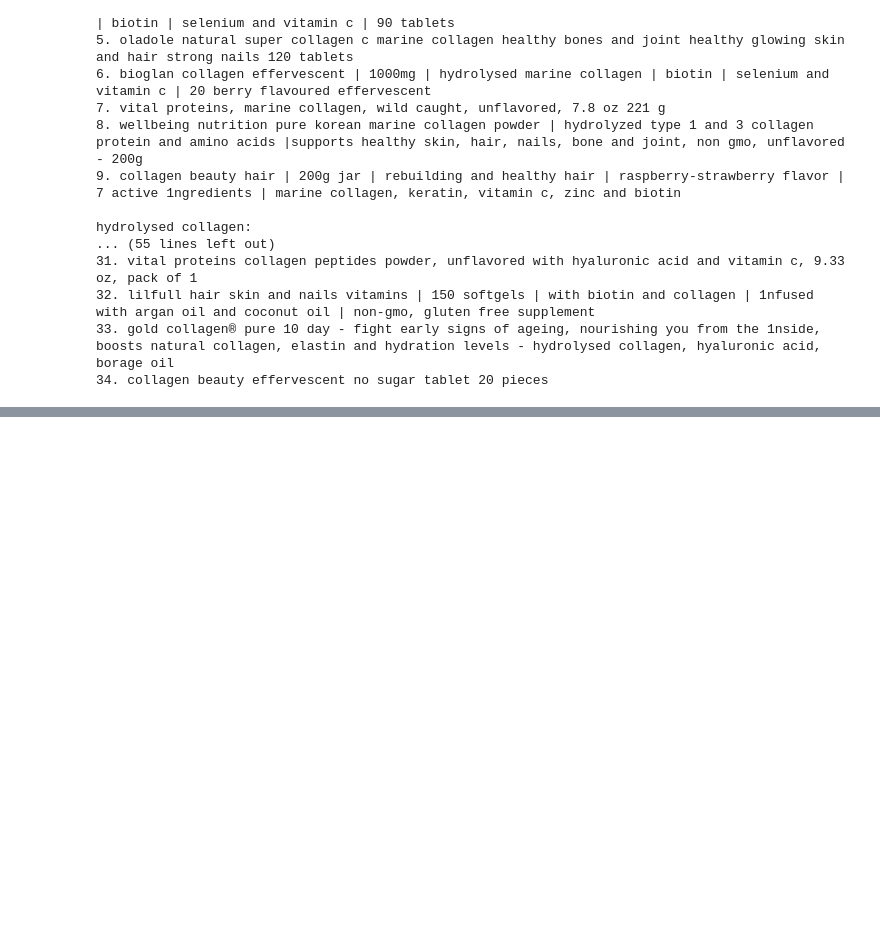
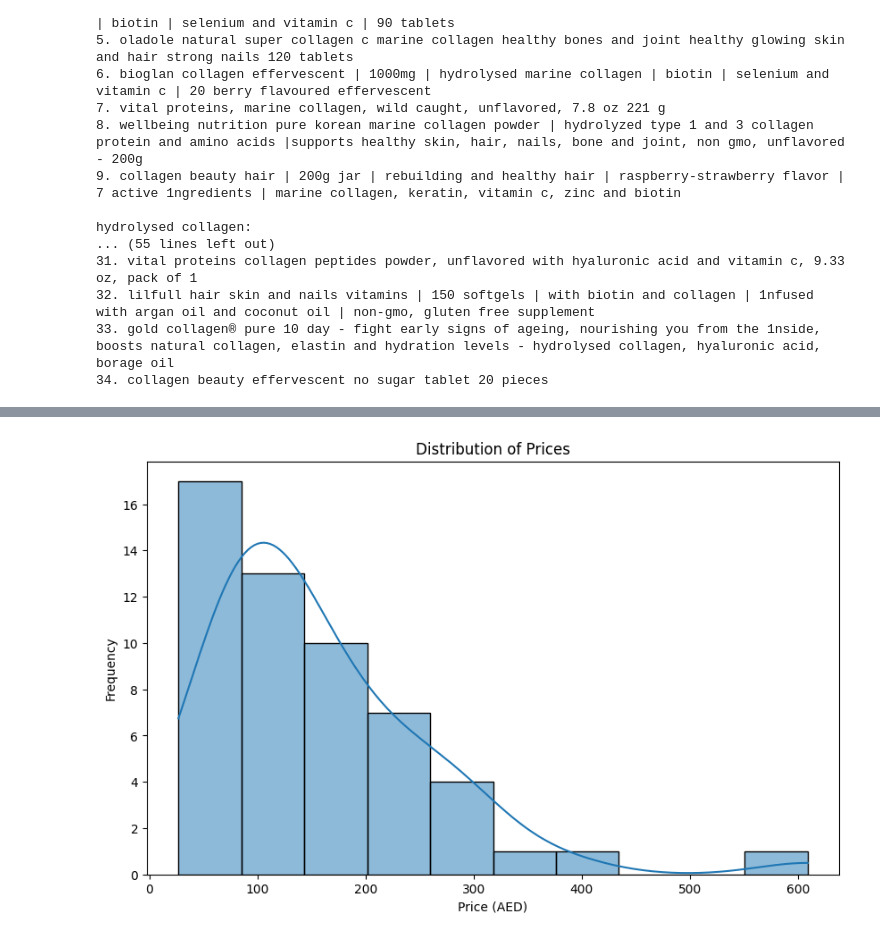
Before and after one commit to ElenaBara21/Portfolio, a Jupyter notebook: Amazon_final.ipynb, the cells around one changed output, grey strips where cells are left out. Cells and saved outputs as stored; diff of their text form; code cells hidden in the pictures; blank space fills up the shorter version.

```diff
--- a/Amazon_final.ipynb
+++ b/Amazon_final.ipynb
@@ -748,0 +846,6 @@ hydrolysed collagen:
+# %%
+# Create separate columns for each collagen type
+df1['marine_collagen'] = collagen_groups['marine collagen'] + [np.nan] * (len(df1) - len(collagen_groups['marine collagen']))
+df1['hydrolysed_collagen'] = collagen_groups['hydrolysed collagen'] + [np.nan] * (len(df1) - len(collagen_groups['hydrolysed collagen']))
+df1['types_1_3_collagen'] = collagen_groups['types 1 and 3 collagen'] + [np.nan] * (len(df1) - len(collagen_groups['types 1 and 3 collagen']))
+df1['other'] = collagen_groups['other'] + [np.nan] * (len(df1) - len(collagen_groups['other']))
@@ -748,0 +867,10 @@ hydrolysed collagen:
+# %%
+# Histogram
+plt.figure(figsize=(10, 6))
+sns.histplot(df1['price_aed'], kde=True)
+plt.xlabel('Price (AED)')
+plt.ylabel('Frequency')
+plt.title('Distribution of Prices')
+plt.show()
+# %% [output]
+[figure, added]
```
Also changed, not shown: parts of 31 cells of this notebook.
